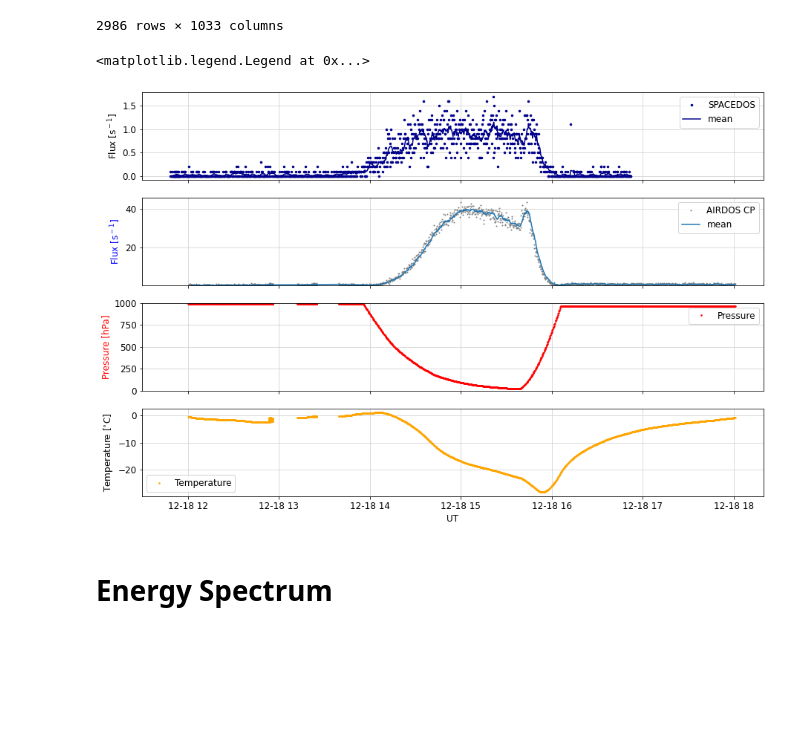
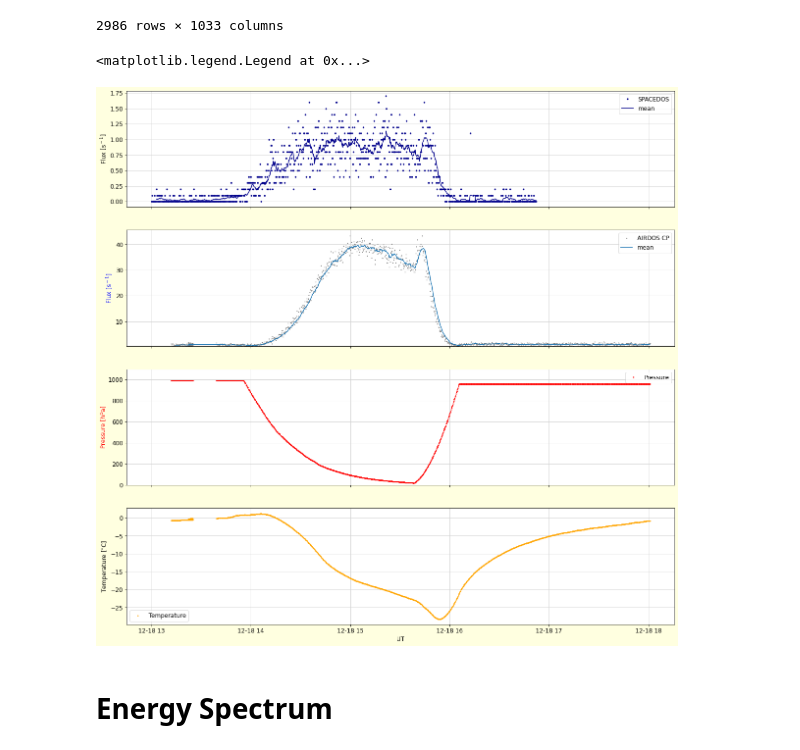
Before and after one commit to ODZ-UJF-AV-CR/Fik-8, a Jupyter notebook: notebooks/let.ipynb, the cells around one changed output. Cells and saved outputs as stored; diff of their text form; code cells hidden in the pictures; blank space fills up the shorter version.

```diff
--- a/notebooks/let.ipynb
+++ b/notebooks/let.ipynb
@@ -643,57 +643,57 @@ xx
 | 2022-12-18 20:58:27.770 | 0 | 0 | 0 | 0 | 1 | 0 | 0 | 0 | 0 | 0 | ... | ... |
 2986 rows × 1033 columns
 # %%
-WINDOW = 10
+WINDOW = 12
 
 
-fig, (ax6, ax3, ax5, ax4) = plt.subplots(nrows=4, sharex=True, figsize=(15,10))
+fig, (ax6, ax3, ax5, ax4) = plt.subplots(nrows=4, sharex=True, figsize=(20,20), facecolor='lightyellow')
 matplotlib.rcParams.update({'font.size': 12})
 
 xx = histogram.copy()
 xx.set_index('UTC', inplace = True, drop=False)
 xx.sort_index(inplace=True)
-xx = xx.loc['2022-12-18 12:00':'2022-12-18 18:00']
+xx = xx.loc['2022-12-18 13:00':'2022-12-18 18:00']
 
 rc[2] = pd.to_numeric(rc[2], errors='coerce')
 rc['time'] = pd.to_datetime('2022-12-18 11:48') + pd.to_timedelta(rc[2], unit='s')
 rc.set_index('time', inplace = True, drop=False)
 rc.sort_index(inplace=True)
-rc = rc.loc['2022-12-18 10:00':'2022-12-18 20:00']
+rc = rc.loc['2022-12-18 13:00':'2022-12-18 20:00']
 rc['fluxmean'] = rc['sum'].rolling(WINDOW).mean()
 
 
 xx['flux'] = (xx.iloc[:,20:1000].sum(axis=1))
 xx['fluxmean'] = xx['flux'].rolling(WINDOW).mean()
 
 ax3.plot(xx['flux']/10, marker='.', color='gray', label='AIRDOS CP', ms=2, linestyle='none')
 ax3.plot(xx['fluxmean']/10, label='mean')
 ax3.grid(visible=True, which='major', color='lightgrey', linestyle='-')
 ax3.set_ylabel(r'Flux [s$^-$$^1$]', color='blue')
 #ax3.set_yscale('log')
 ax3.set_ylim(0.5,)
 ax3.legend()
 
 ax4.plot(xx['temperature'], c='orange', label='Temperature', marker='.', ms=3, linewidth='1', linestyle='none', drawstyle='steps-mid')
 ax4.set_xlabel('UT')
 ax4.set_ylabel(r'Temperature [$^{\circ}$C]')
 ax4.grid(visible=True, which='major', color='lightgrey', linestyle='-')
 ax4.legend()
 
 ax6.plot(rc['time'], rc['sum']/10, ls='', marker='.', ms=5, label='SPACEDOS', c='darkblue')
 ax6.plot(rc['time'], rc['fluxmean']/10, ls='-', label='mean', c='darkblue')
 ax6.set_ylabel('Flux [s$^-$$^1$]')
 ax6.legend()
 ax6.grid(visible=True, which='major', color='lightgrey', linestyle='-')
 #ax6.set_ylim(0,60)
 
 ax5.plot(xx['pressure'], c='red', label='Pressure', marker='.', ms=3, linewidth='1', linestyle='none', drawstyle='steps-mid')
 ax5.set_ylabel('Pressure [hPa]', color='red')
 ax5.grid(visible=True, which='major', color='lightgrey', linestyle='-')
-ax5.set_ylim(0,1000)
+ax5.set_ylim(0,1100)
 ax5.legend()
 # %% [output]
 <matplotlib.legend.Legend at 0x...>
-[figure, old version]
+[figure, new version]
 # %% [markdown]
 # Energy Spectrum
 # %%
```
